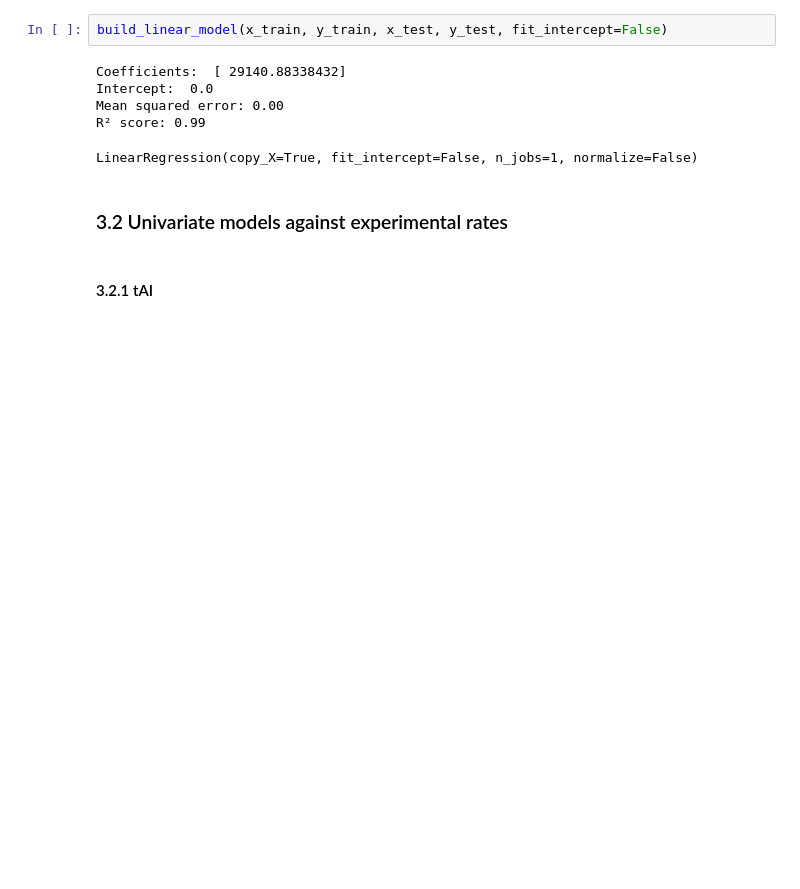
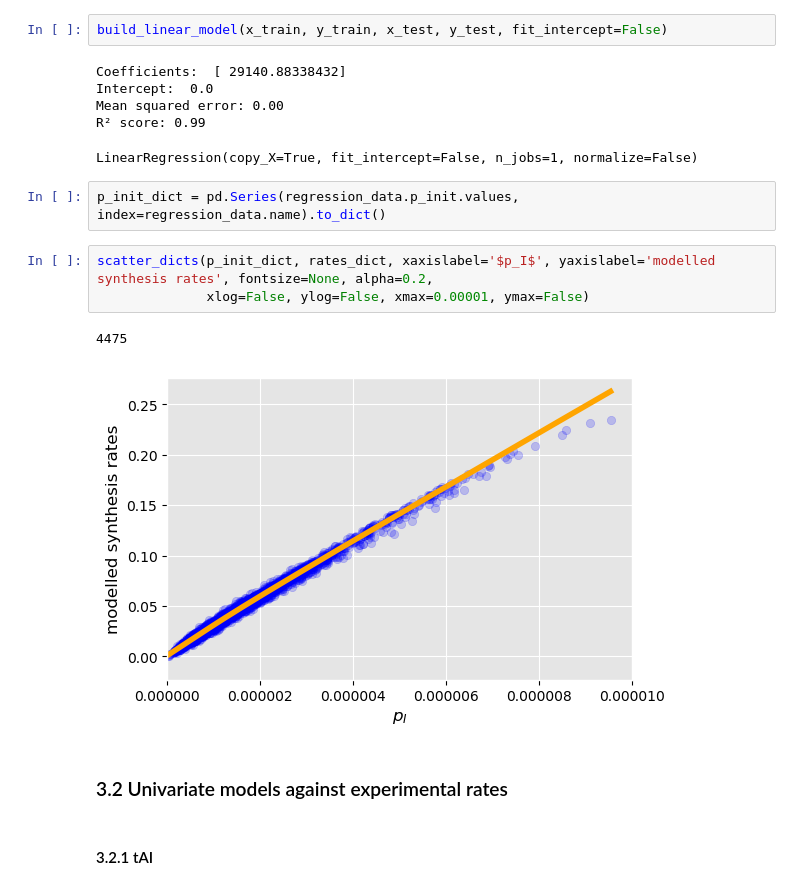
Before and after one commit to gittenberg/TRSL, a Jupyter notebook: workbooks/analyses/11 Synthesis Rate Regressions.ipynb, the cells around one changed output. Saved outputs shown, nothing was run; the diff lists cells and outputs as text; blank space fills up the shorter version.

```diff
--- a/workbooks/analyses/11 Synthesis Rate Regressions.ipynb
+++ b/workbooks/analyses/11 Synthesis Rate Regressions.ipynb
@@ -131,6 +196,14 @@ Intercept:  0.0
 Mean squared error: 0.00
 R² score: 0.99
 LinearRegression(copy_X=True, fit_intercept=False, n_jobs=1, normalize=False)
+# %%
+p_init_dict = pd.Series(regression_data.p_init.values, index=regression_data.name).to_dict()
+# %%
+scatter_dicts(p_init_dict, rates_dict, xaxislabel='$p_I$', yaxislabel='modelled synthesis rates', fontsize=None, alpha=0.2,
+              xlog=False, ylog=False, xmax=0.00001, ymax=False)
+# %% [output]
+4475
+[figure, added]
 # %% [markdown]
 ### 3.2 Univariate models against experimental rates
 # %% [markdown]
```
Also changed, not shown: parts of 11 cells of this notebook, 1 other file.
